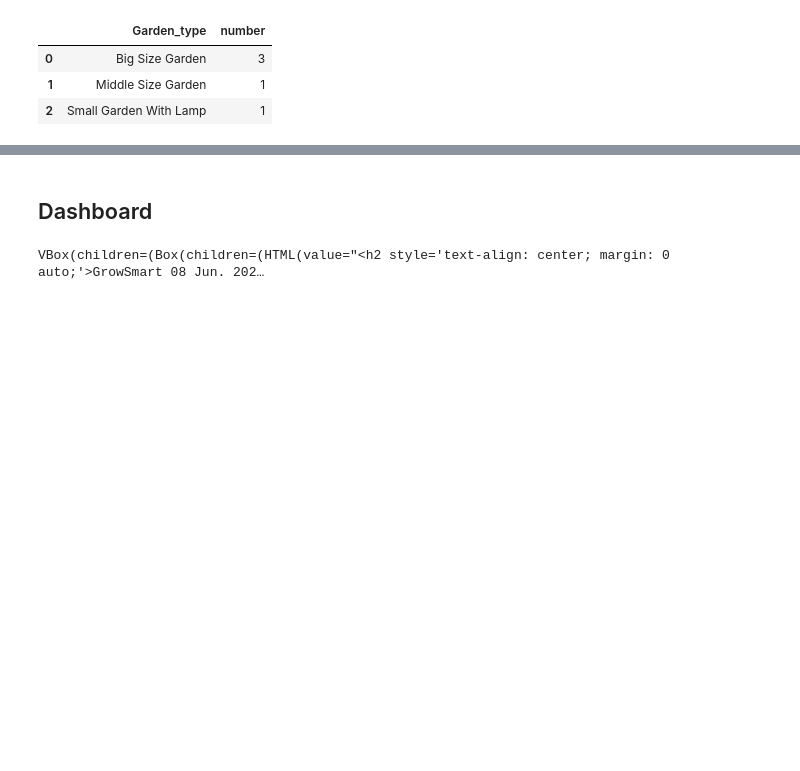
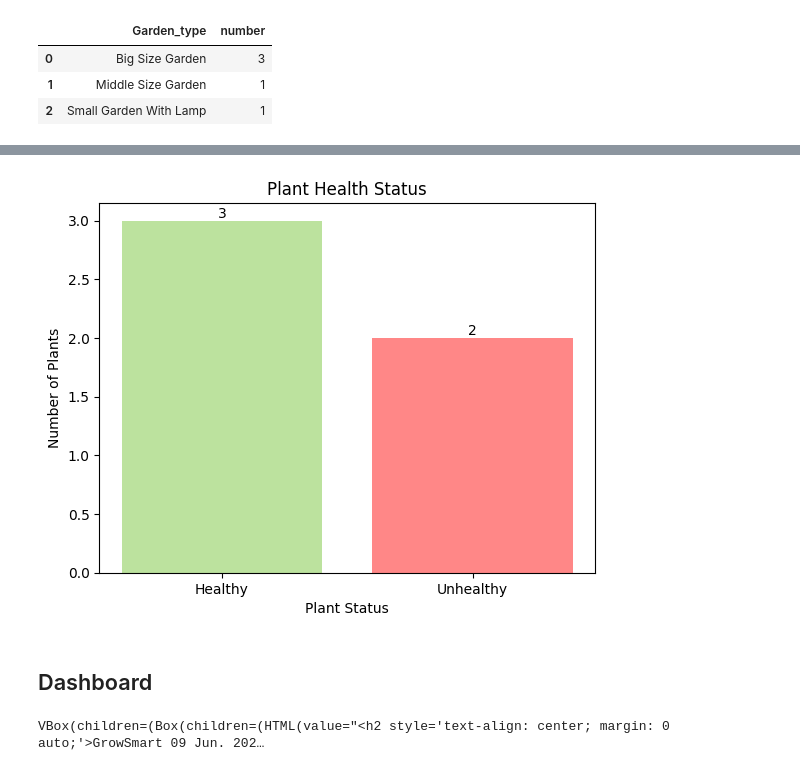
Before and after one commit to Action52/GrowSmart, a Jupyter notebook: notebooks/Lily_Dashboard_queries.ipynb, the cells around one changed output, grey strips where cells are left out. Cells and saved outputs as stored; diff of their text form; code cells hidden in the pictures; blank space fills up the shorter version.

```diff
--- a/notebooks/Lily_Dashboard_queries.ipynb
+++ b/notebooks/Lily_Dashboard_queries.ipynb
@@ -329,18 +347,41 @@ plt.show()
+# %%
+# Count the number of healthy and unhealthy plants
+healthy_count = df[df['predicted_status'] == 1.0].shape[0]
+unhealthy_count = df[df['predicted_status'] == 0.0].shape[0]
+
+# Create a bar chart to visualize the counts
+categories = ['Healthy', 'Unhealthy']
+counts = [healthy_count, unhealthy_count]
+
+# Define the colors for the bars
+bar_colors = ['#BCE29E', '#FF8787']
+
+fig4, ax4 = plt.subplots()
+ax4.bar(categories, counts, color=bar_colors)
+ax4.set_xlabel('Plant Status')
+ax4.set_ylabel('Number of Plants')
+ax4.set_title('Plant Health Status')
+
+# Add labels for the count of plants
+for i, count in enumerate(counts):
+    ax4.text(i, count, str(count), ha='center', va='bottom')
+
+# Return the figure object for inclusion in a Jupyter dashboard
+plt.show()
+# %% [output]
+[figure, added]
 # %% [markdown]
 ## Dashboard
 # %%
+
 # Define the desired height for the map widget
 map_height = '300px'
 
 # Create widget instances for each visualization
-map_widget = widgets.HTML(value=map_garden._repr_html_())
 fig1_widget = widgets.Output()
 fig2_widget = widgets.Output()
 fig3_widget = widgets.Output()
-
-# Set the layout height and width for the map widget
-map_widget.layout.height = map_height
-map_widget.layout.width = '100%'
+fig4_widget = widgets.Output()
 
 # Render each visualization in its respective widget
 with fig1_widget:
@@ -349,12 +390,20 @@ with fig2_widget:
     display(fig2)
 with fig3_widget:
     display(fig3)
+with fig4_widget:
+    display(fig4)
 
-# Create a horizontal layout for the second row with three figures
-lower_row = widgets.HBox([fig2_widget, fig3_widget, fig1_widget])
+# Set the layout height for the map widget
+map_widget.layout.height = map_height
 
-# Create a vertical layout for the entire dashboard
-dashboard_layout = widgets.VBox([map_widget, lower_row])
+# Create a vertical layout for the figures in the second row
+row2_layout = widgets.HBox([fig1_widget, fig3_widget, fig2_widget])
+
+# Create a vertical layout for the first row with fig4 and map_widget
+first_row_layout = widgets.HBox([fig4_widget, map_widget])
+
+# Create a vertical layout for the entire dashboard with the first row and second row
+dashboard_layout = widgets.VBox([first_row_layout, row2_layout])
 
 # Create a border layout for the dashboard
 dashboard_border = widgets.Box(
@@ -363,6 +412,7 @@ dashboard_border = widgets.Box(
         border='2px solid #AAAAAA',
         padding='10px',
         margin='10px',
+        background_color='white',  # Set background color of the border
     )
 )
 
@@ -384,4 +434,4 @@ dashboard = widgets.VBox([header_box, dashboard_border])
 # Display the dashboard
 display(dashboard)
 # %% [output]
-VBox(children=(Box(children=(HTML(value="<h2 style='text-align: center; margin: 0 auto;'>GrowSmart 08 Jun. 202…
+VBox(children=(Box(children=(HTML(value="<h2 style='text-align: center; margin: 0 auto;'>GrowSmart 09 Jun. 202…
```
Also changed, not shown: parts of 10 cells of this notebook, 1 other file.
